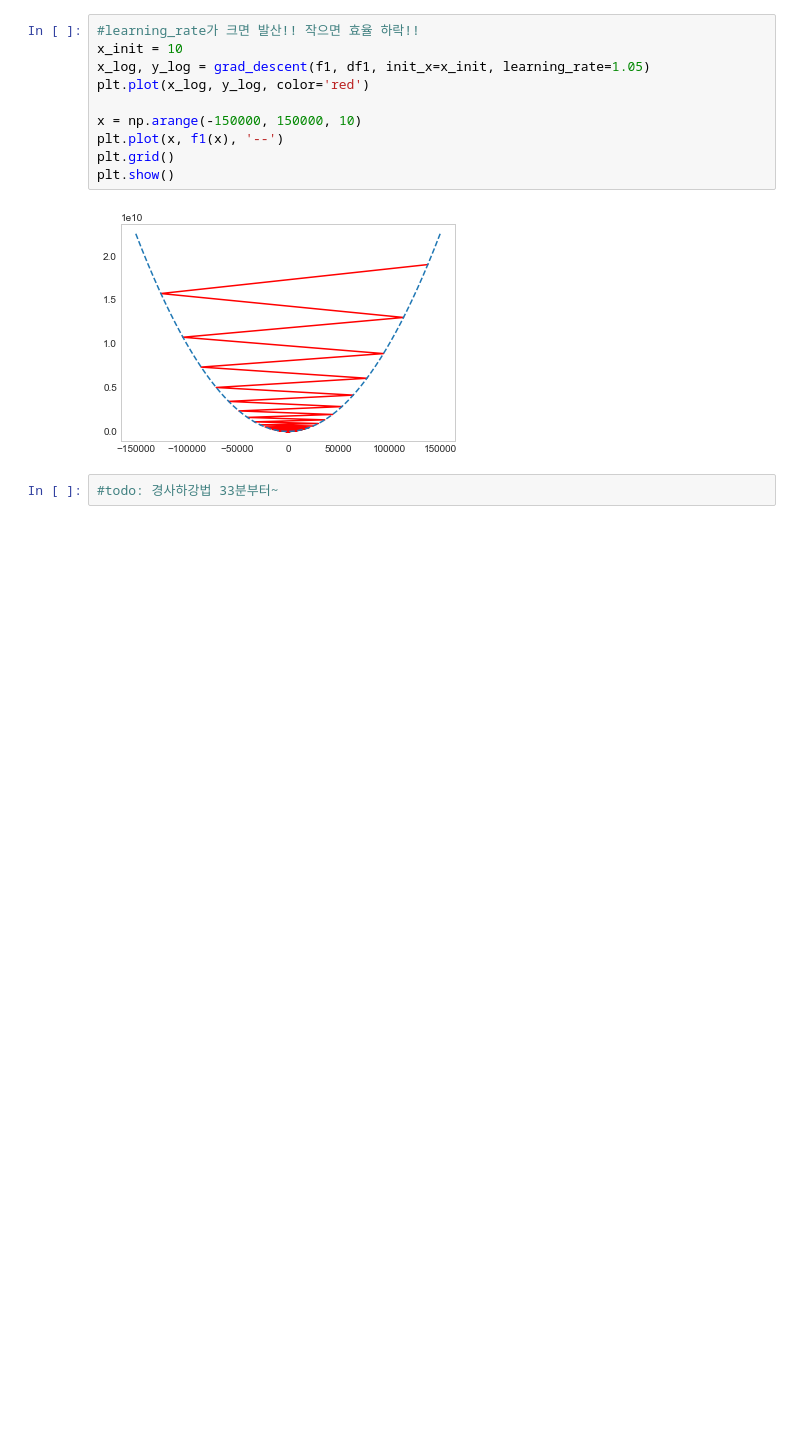
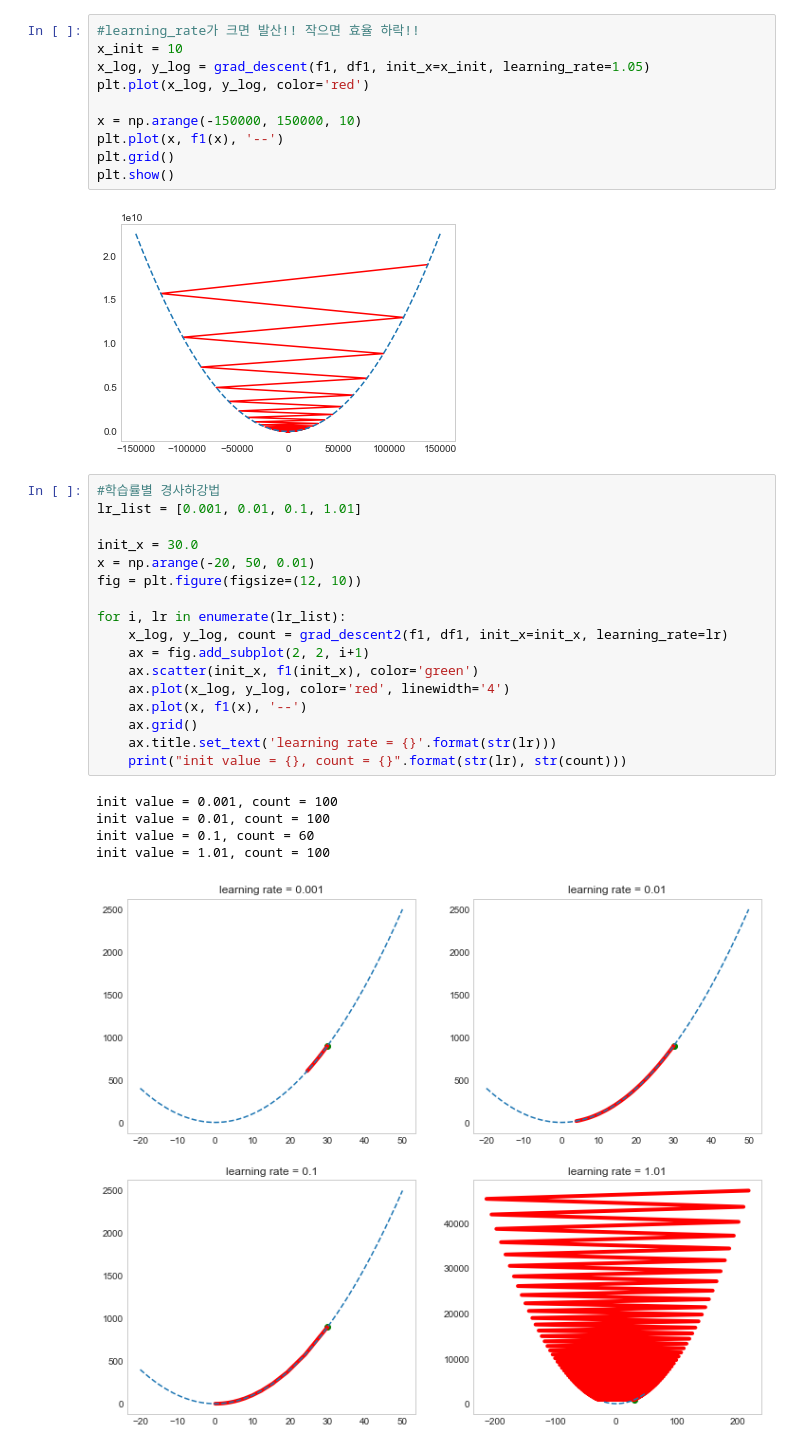
Before and after one commit to Eunho-J/Python_DeepLearning, a Jupyter notebook: GradientDecent.ipynb, the cells around one changed output. Saved outputs shown, nothing was run; the diff lists cells and outputs as text; blank space fills up the shorter version.

```diff
--- a/GradientDecent.ipynb
+++ b/GradientDecent.ipynb
@@ -175,4 +175,25 @@ plt.show()
 # %% [output]
 [figure]
 # %%
-#todo: 경사하강법 33분부터~
+#학습률별 경사하강법
+lr_list = [0.001, 0.01, 0.1, 1.01]
+
+init_x = 30.0
+x = np.arange(-20, 50, 0.01)
+fig = plt.figure(figsize=(12, 10))
+
+for i, lr in enumerate(lr_list):
+    x_log, y_log, count = grad_descent2(f1, df1, init_x=init_x, learning_rate=lr)
+    ax = fig.add_subplot(2, 2, i+1)
+    ax.scatter(init_x, f1(init_x), color='green')
+    ax.plot(x_log, y_log, color='red', linewidth='4')
+    ax.plot(x, f1(x), '--')
+    ax.grid()
+    ax.title.set_text('learning rate = {}'.format(str(lr)))
+    print("init value = {}, count = {}".format(str(lr), str(count)))
+# %% [output]
+init value = 0.001, count = 100
+init value = 0.01, count = 100
+init value = 0.1, count = 60
+init value = 1.01, count = 100
+[figure, added]
```
Also changed, not shown: parts of 2 cells of this notebook, 3 other files.
